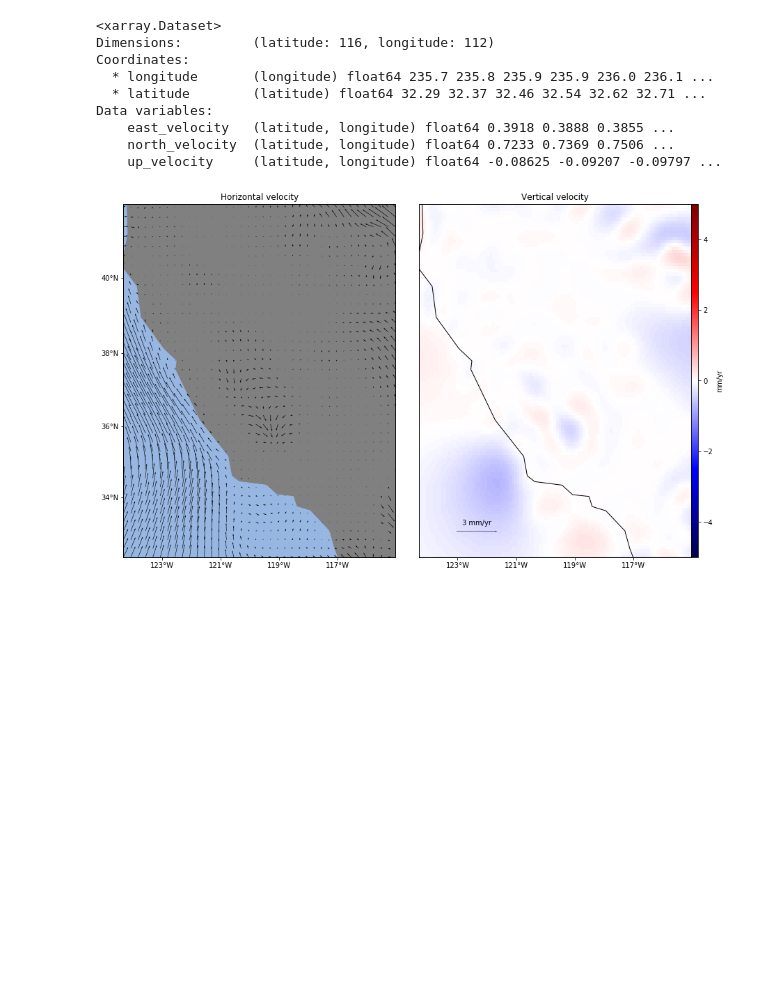
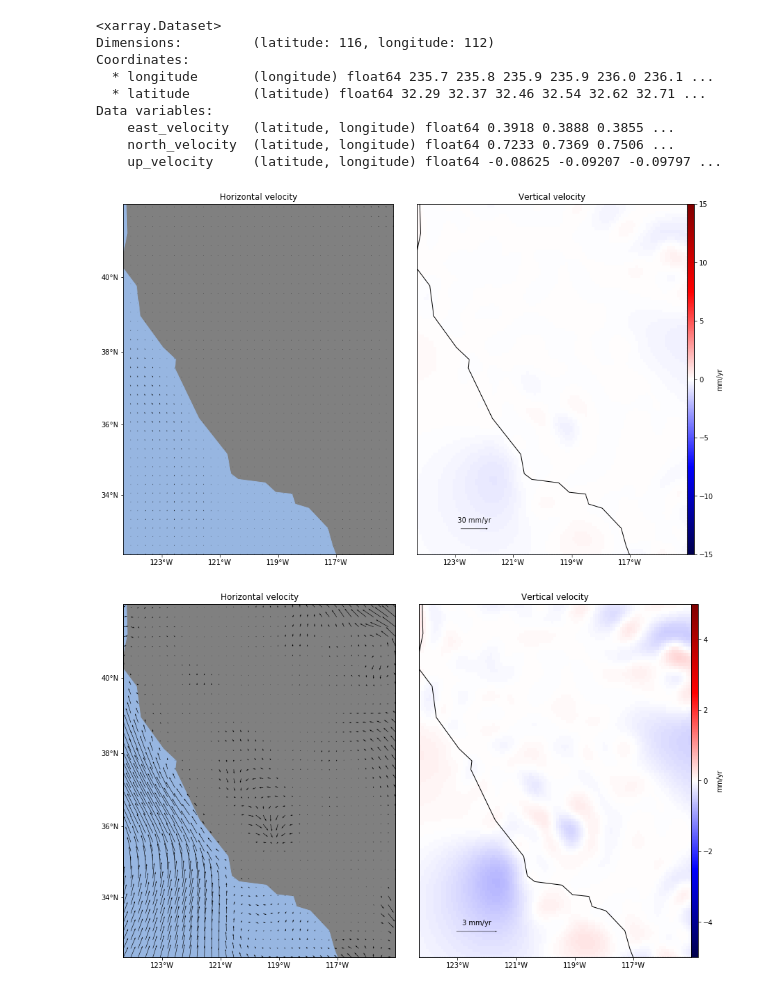
Before and after one commit to leouieda/aogs2018-gps, a Jupyter notebook: code/notebooks/synthetic.ipynb, the cells around one changed output. Drawn from its saved outputs; the diff is of its cells as text; code cells hidden in the pictures; blank space fills up the shorter version.

Commit message:
Add an exaggerated residuals figure for synthetic

```diff
--- a/code/notebooks/synthetic.ipynb
+++ b/code/notebooks/synthetic.ipynb
@@ -126,4 +126,8 @@ Data variables:
     east_velocity   (latitude, longitude) float64 0.3918 0.3888 0.3855 ...
     north_velocity  (latitude, longitude) float64 0.7233 0.7369 0.7506 ...
     up_velocity     (latitude, longitude) float64 -0.08625 -0.09207 -0.09797 ...
+# %%
+fig, axes = plot_data(residuals, 'synthetic-residuals', every=3, maxabs=15)
+# %% [output]
+[figure, added]
 # %%
```
Also changed, not shown: parts of 1 cell of this notebook, 2 other files.
